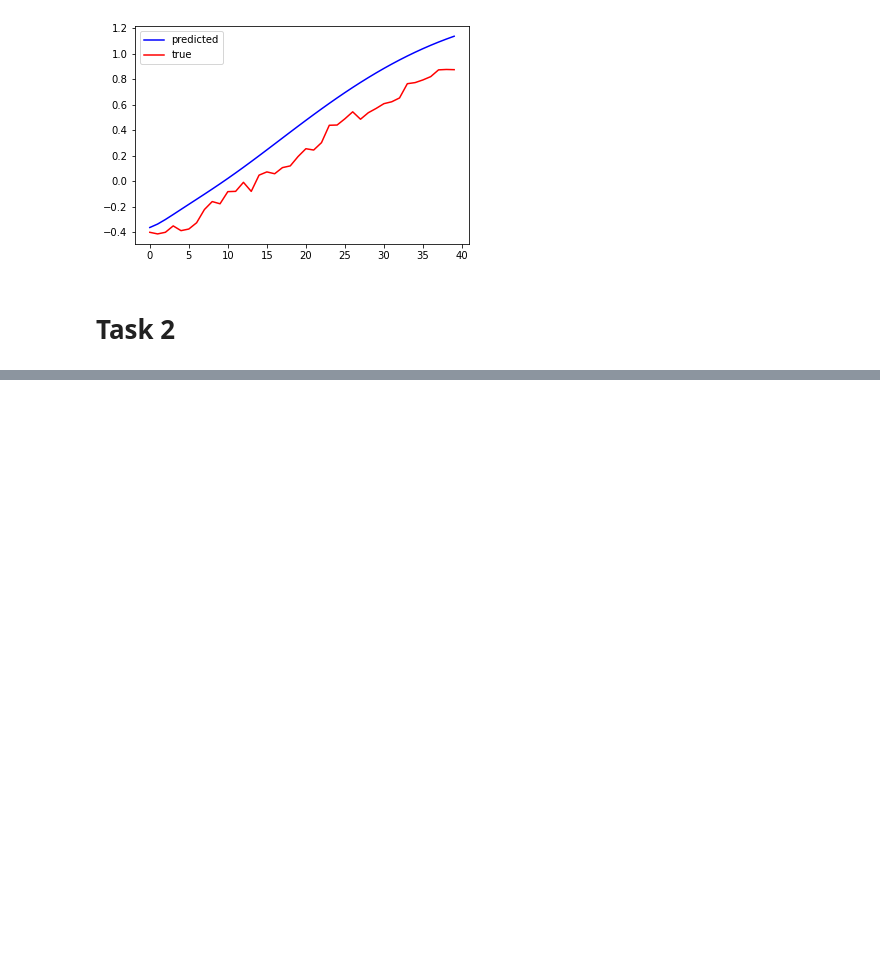
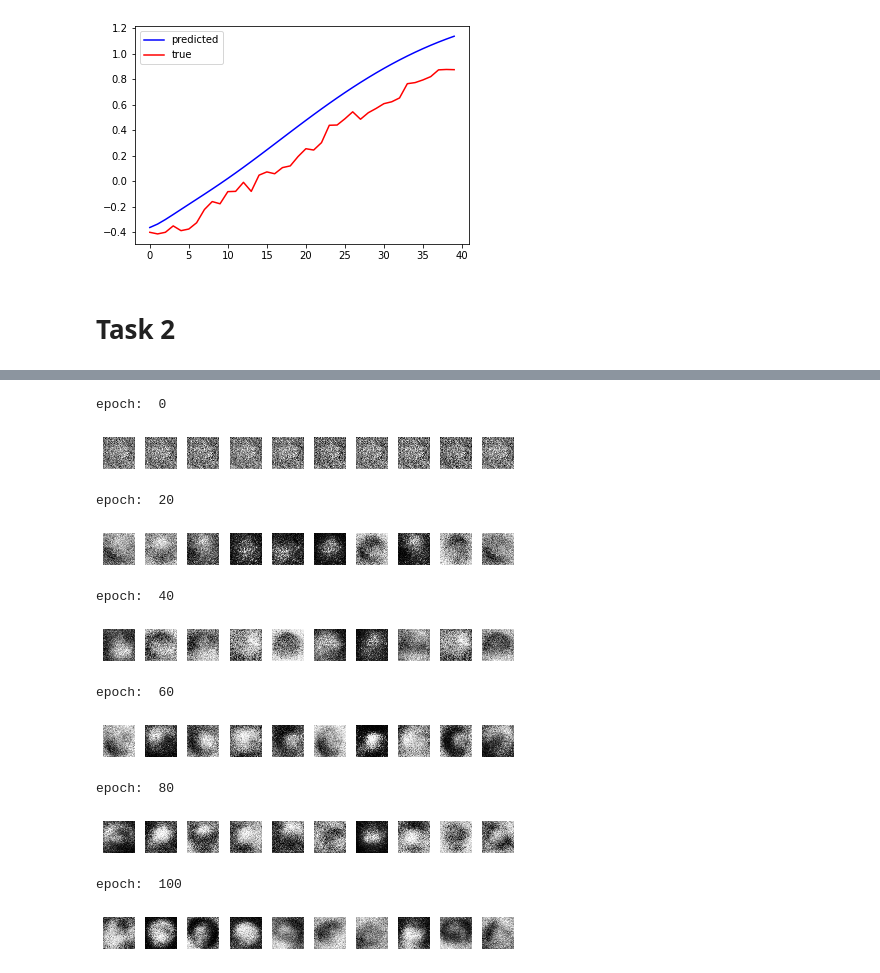
Before and after one commit to tosi-mosi/data-analysis, a Jupyter notebook: lab5.ipynb, the cells around one changed output, grey strips where cells are left out. Saved outputs shown, nothing was run; the diff lists cells and outputs as text; code cells hidden in the pictures; blank space fills up the shorter version.

```diff
--- a/lab5.ipynb
+++ b/lab5.ipynb
@@ -175,0 +310,48 @@ plt.legend()
+# %%
+discrim_losses = []
+
+def train_model(epochs, batch_size):
+    num_batches = int(x_train.shape[0]/batch_size)
+    for ep in range(epochs+1):
+        for i in range(num_batches):
+            noise = np.random.normal(0, 1, size=[batch_size, latent_dim])
+            image_batch = x_train[np.random.randint(0, x_train.shape[0], size=batch_size)]
+
+             # Generate fake CIRAF-100 images
+            generated_images = generator.predict(noise)
+            #print(generated_images.shape, image_batch.shape, x_train.shape)
+            X = np.concatenate([image_batch, generated_images])
+
+            # Labels for generated and real data
+            y_dis = np.zeros(2*batch_size)
+            y_dis[:batch_size] = 0.9  # (instead of 1.0) sort of trick in GAN training, so called label smoothing
+            # Train discriminator
+            discriminator.trainable = True
+            d_loss = discriminator.train_on_batch(X, y_dis)
+            discrim_losses.append(d_loss)
+
+            # Train generator
+            noise = np.random.normal(0, 1, size=[batch_size, latent_dim])
+            y_gen = np.ones(batch_size)
+            discriminator.trainable = False
+            gan.train_on_batch(noise, y_gen)
+        if ep % 20 == 0:
+            print('epoch: ', ep)
+            plot_generated_images(ep, generator)
+# %%
+epochs = 100
+batch_size = 128
+train_model(epochs, batch_size)
+# %% [output]
+epoch:  0
+[figure, added]
+epoch:  20
+[figure, added]
+epoch:  40
+[figure, added]
+epoch:  60
+[figure, added]
+epoch:  80
+[figure, added]
+epoch:  100
+[figure, added]
```
Also changed, not shown: parts of 11 cells of this notebook.
